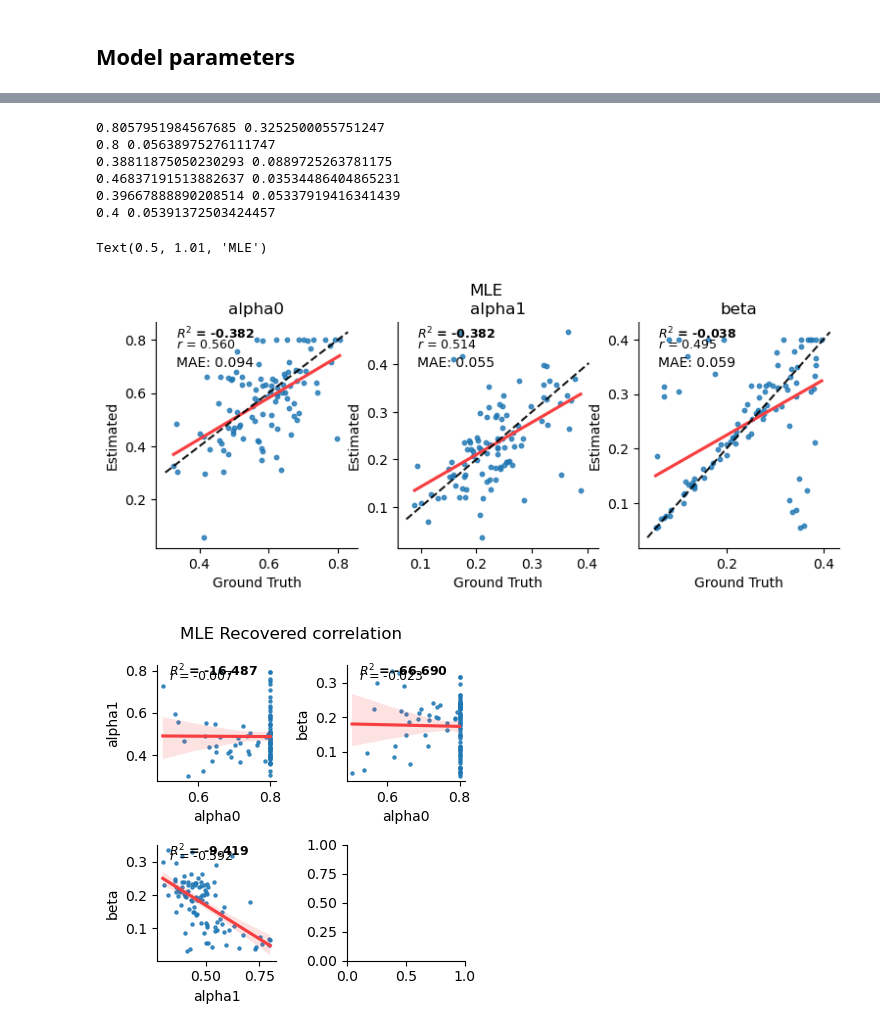
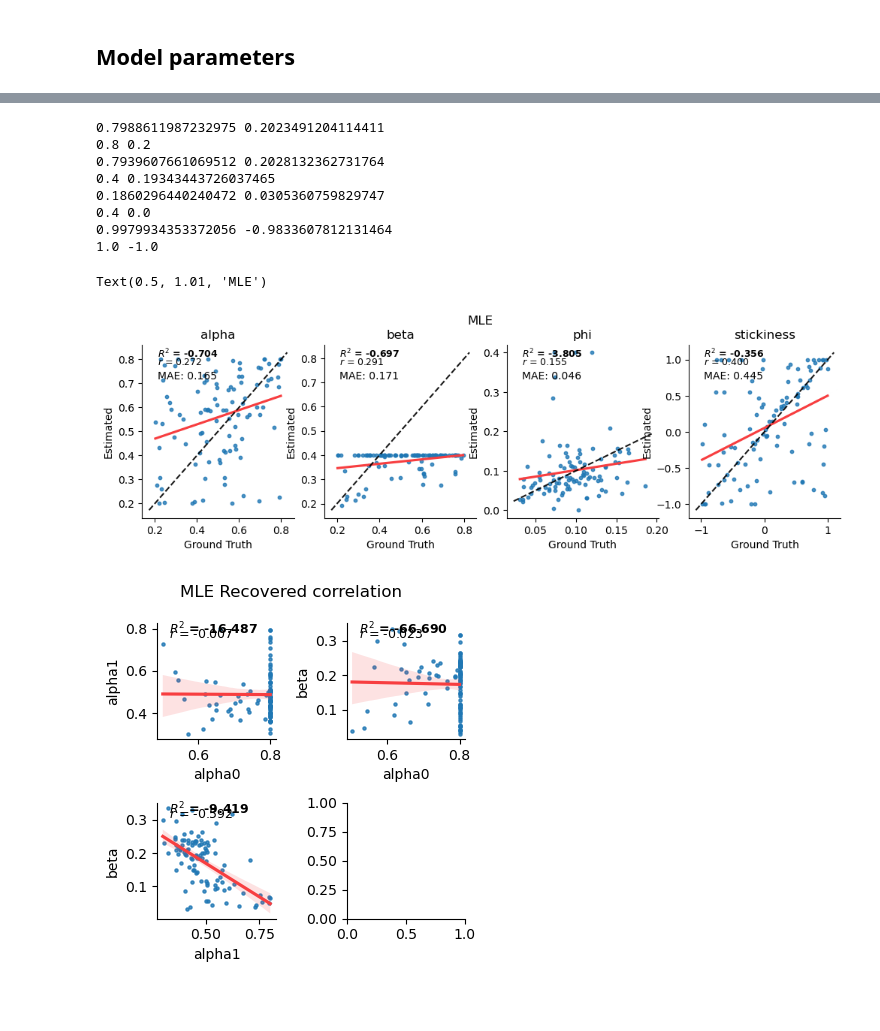
Before and after one commit to ti55987/DL4CM, a Jupyter notebook: mle.ipynb, the cells around one changed output, grey strips where cells are left out. Saved outputs shown, nothing was run; the diff lists cells and outputs as text; code cells hidden in the pictures; blank space fills up the shorter version.

```diff
--- a/mle.ipynb
+++ b/mle.ipynb
@@ -53,6 +53,17 @@ metadata_by_task = {
             "stickiness": (-1, 1),
         },
         "likelihood_func": rl4_sa_neg_log_likelihood,
+    },
+    "rlf": {
+        "bounds": {
+            "alpha": (0.2, 0.8),
+            "beta": (0, 0.4),
+            "stickiness": (-1, 1),
+            "phi": (0, 0.4),
+            "bias": (1, 1),
+            "eps": (0, 0),
+        },
+        "likelihood_func": sa_neg_log_likelihood_v2,
     },
     "wmh26": {
         "bounds": {
@@ -141,15 +154,15 @@ metadata_by_task = {
 # %%
-N_TEST_AGENT = 100
+N_TEST_AGENT = 500
 num_blocks = 12
 num_trials_per_block = 6 * 13
 
 model_to_data = {}
-for data_name in ['2param_rl', '3param_rl']:
+for data_name in ['rlf']: #['2param_rl', '3param_rl']:
     task = f"{data_name}_6s3a"
     suffix = data_name if data_name == '2param_rl' else f"{data_name}_beta"
-    prefix = f"{N_TEST_AGENT}a_{num_blocks}b_{num_trials_per_block}t_{suffix}"
+    fn = f"{N_TEST_AGENT}a_{num_blocks}b_{num_trials_per_block}t_{data_name}" #f"{N_TEST_AGENT}a_{num_blocks}b_{num_trials_per_block}t_{suffix}"
     model_to_data[data_name] = pd.read_csv(
-        f"data/{task}/seq1_{prefix}.csv"
+        f"data/{task}/rand_500seqs_{fn}.csv" #seq1_{prefix}.csv"
     )
 # %% [markdown]
 # Run Optimizer
@@ -158,7 +171,7 @@ for data_name in ['2param_rl', '3param_rl']:
 start_time = time.time()
 
 # Get unique agent IDs (limit to 200 if needed)
-limit = 500
+limit = 100
 method = "MLE"
 all_results = []
 process_func = process_agent_map if method == "MAP" else process_agent
@@ -247,16 +276,16 @@ Total execution time: 110.71 seconds
 
 from utils.feature_utils import get_labels
 from sklearn.metrics import mean_absolute_error
+from likelihood import get_free_parameters
 
-
-data_model = '3param_rl'
+data_model = 'rlf'
 metadata = metadata_by_task[data_model]
 data = model_to_data[data_model]
 
 predicted_param = recovered_param[(recovered_param.fit_model == data_model) & (recovered_param.data_model == data_model)].rename(
     columns={"nalpha": "neg_alpha", "bias": "wm_bias"}
 )
-param_names = list(metadata['bounds'].keys())
+param_names = get_free_parameters(metadata['bounds'])
 
 if task != "shared":
     shared, conditioned = param_names, []
@@ -280,40 +309,42 @@ for idx, pn in enumerate(sorted(param_names)):
     )
 
     result = pd.DataFrame({pn: y_true, method: y_pred})
     ax = sns.regplot(
         data=result,
         ci=None,
         x=pn,
         y=method,
         line_kws=dict(color="#f73e40"),
         scatter_kws=dict(s=10),
         ax=axes.flat[idx],
     )
     ax.plot(
         [ax.get_xlim()[0], ax.get_xlim()[1]],
         [ax.get_xlim()[0], ax.get_xlim()[1]],
         color="black",
         alpha=0.9,
         linestyle="dashed",
     )
     sns.despine()
 
     ax = add_corr_scores(ax, y_true, y_pred)
     ax.text(0.1, 0.8, f"MAE: {MAE:.3f}", transform=ax.transAxes, fontsize=10)
     ax.set_xlabel("Ground Truth")
     ax.set_ylabel("Estimated")
     ax.set_title(pn, fontsize=12)
 
 fig.suptitle(method, y=1.01)
 # %% [output]
-0.8057951984567685 0.3252500055751247
-0.8 0.05638975276111747
-0.38811875050230293 0.0889725263781175
-0.46837191513882637 0.03534486404865231
-0.39667888890208514 0.05337919416341439
-0.4 0.05391372503424457
+0.7988611987232975 0.2023491204114411
+0.8 0.2
+0.7939607661069512 0.2028132362731764
+0.4 0.19343443726037465
+0.1860296440240472 0.0305360759829747
+0.4 0.0
+0.9979934353372056 -0.9833607812131464
+1.0 -1.0
 Text(0.5, 1.01, 'MLE')
-[figure, old version]
+[figure, new version]
 # %%
 import math
 
```
Also changed, not shown: parts of 3 cells of this notebook.
